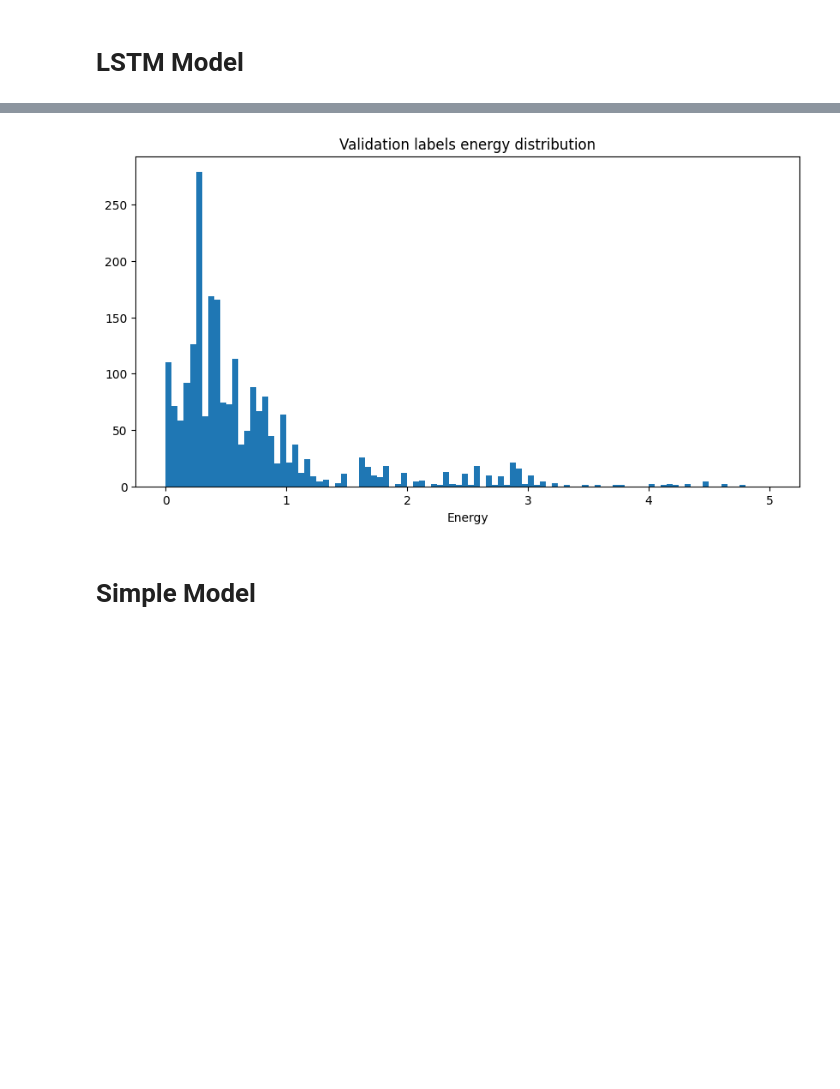
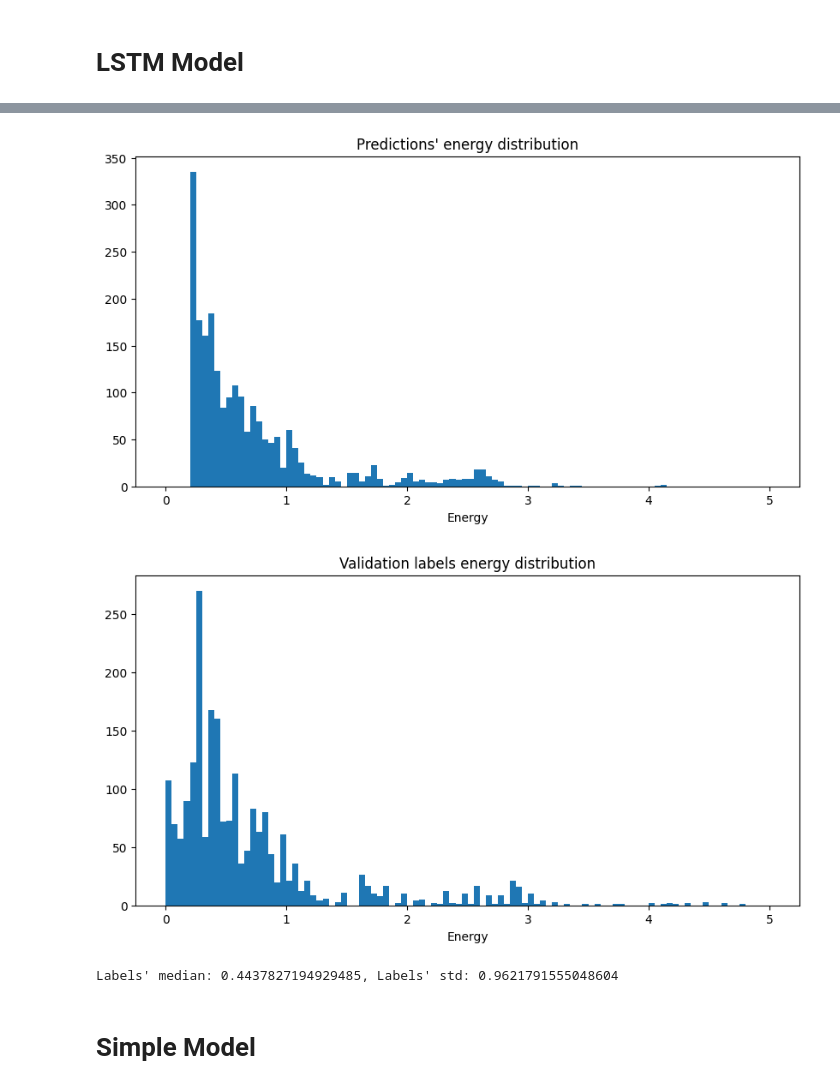
Before and after one commit to Thodorissio/basic-block-energy-prediction, a Jupyter notebook: playground/energy-prediction/energy_prediction.ipynb, the cells around one changed output, grey strips where cells are left out. Cells and saved outputs as stored; diff of their text form; code cells hidden in the pictures; blank space fills up the shorter version.

```diff
--- a/playground/energy-prediction/energy_prediction.ipynb
+++ b/playground/energy-prediction/energy_prediction.ipynb
@@ -227,14 +384,17 @@ plt.show()
 # %%
 preds = []
+true_energies = []
 
-val_h = model.init_hidden(BATCH_SIZE)
+val_h = model.init_hidden(128)
 for embeddings, _, labels in val_loader:
 
     embeddings, labels = embeddings.cuda(), labels.cuda()
     output, val_h = model(embeddings, val_h)
     preds.append(output.tolist())
+    true_energies.append(labels.tolist())
 
 preds = np.array(preds).flatten()
+true_energies = np.array(true_energies).flatten()
 # %%
 plt.figure(figsize=(10, 5))
 plt.hist(preds, bins=100, range=(0,5))
@@ -246,5 +406,13 @@ plt.show()
+# %%
+plt.figure(figsize=(10, 5))
+plt.hist(preds, bins=100, range=(0,5))
+plt.title("Predictions' energy distribution")
+plt.xlabel("Energy")
+plt.show()
+# %% [output]
+[figure, added]
 # %%
-val_labels = bb_df_val.energy
+val_labels = true_energies
 
 plt.figure(figsize=(10, 5))
 plt.hist(val_labels, bins=100, range=(0,5))
@@ -252,7 +420,14 @@ plt.title("Validation labels energy distribution")
 plt.xlabel("Energy")
 plt.show()
 # %% [output]
-[figure, old version]
+[figure, new version]
+# %%
+median = np.median(true_energies)
+std = np.std(true_energies)
+
+print(f"Labels' median: {median}, Labels' std: {std}")
+# %% [output]
+Labels' median: 0.4437827194929485, Labels' std: 0.9621791555048604
 # %% [markdown]
 # Simple Model
 # %%
```
Also changed, not shown: parts of 20 cells of this notebook, 6 other files.
